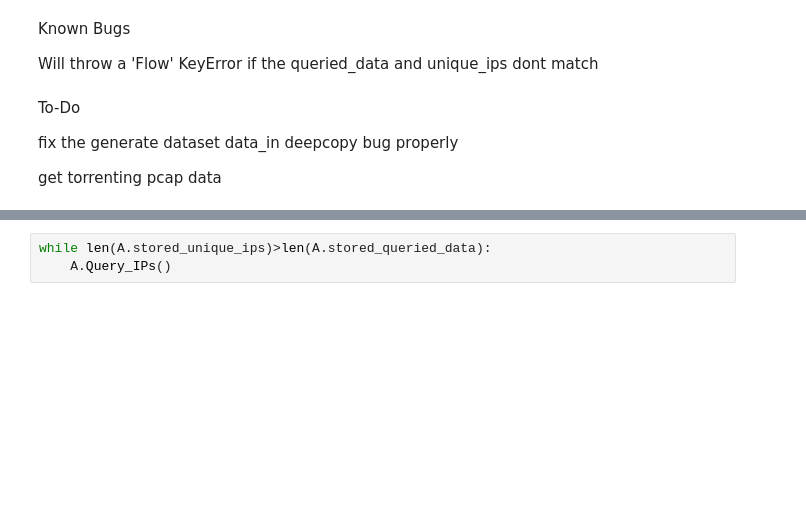
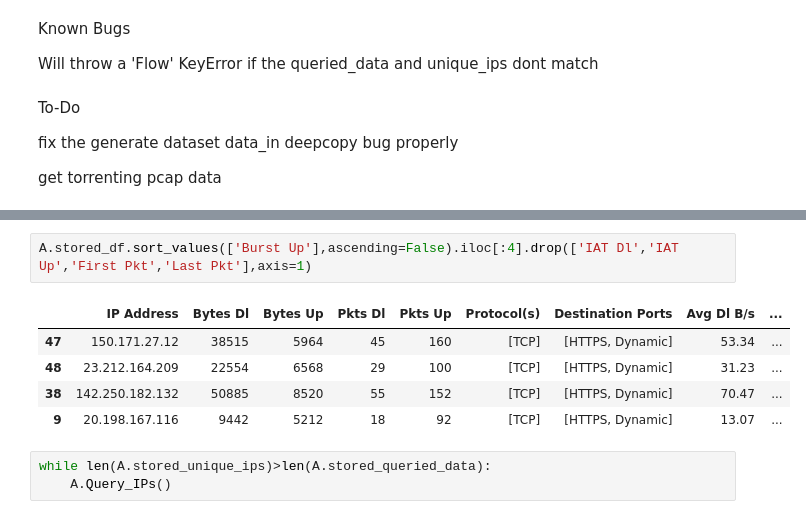
Before and after one commit to MobiusYeeitus/TrafficAnalysis, a Jupyter notebook: AnalysisCore.ipynb, the cells around one changed output, grey strips where cells are left out. Cells and saved outputs as stored; diff of their text form; blank space fills up the shorter version.

Commit message:
added IAT and burstiness of packets to dataset

```diff
--- a/AnalysisCore.ipynb
+++ b/AnalysisCore.ipynb
@@ -738,3 +744,11 @@ A.stored_df.sort_values(['Bytes Dl'],ascending=False).iloc[:60]
+# %%
+A.stored_df.sort_values(['Burst Up'],ascending=False).iloc[:4].drop(['IAT Dl','IAT Up','First Pkt','Last Pkt'],axis=1)
+# %% [output]
+|  | IP Address | Bytes Dl | Bytes Up | Pkts Dl | Pkts Up | Protocol(s) | Destination Ports | Avg Dl B/s | ... |
+| 47 | 150.171.27.12 | 38515 | 5964 | 45 | 160 | [TCP] | [HTTPS, Dynamic] | 53.34 | ... |
+| 48 | 23.212.164.209 | 22554 | 6568 | 29 | 100 | [TCP] | [HTTPS, Dynamic] | 31.23 | ... |
+| 38 | 142.250.182.132 | 50885 | 8520 | 55 | 152 | [TCP] | [HTTPS, Dynamic] | 70.47 | ... |
+| 9 | 20.198.167.116 | 9442 | 5212 | 18 | 92 | [TCP] | [HTTPS, Dynamic] | 13.07 | ... |
 # %%
 while len(A.stored_unique_ips)>len(A.stored_queried_data):
     A.Query_IPs()
```
Also changed, not shown: parts of 6 cells of this notebook.
